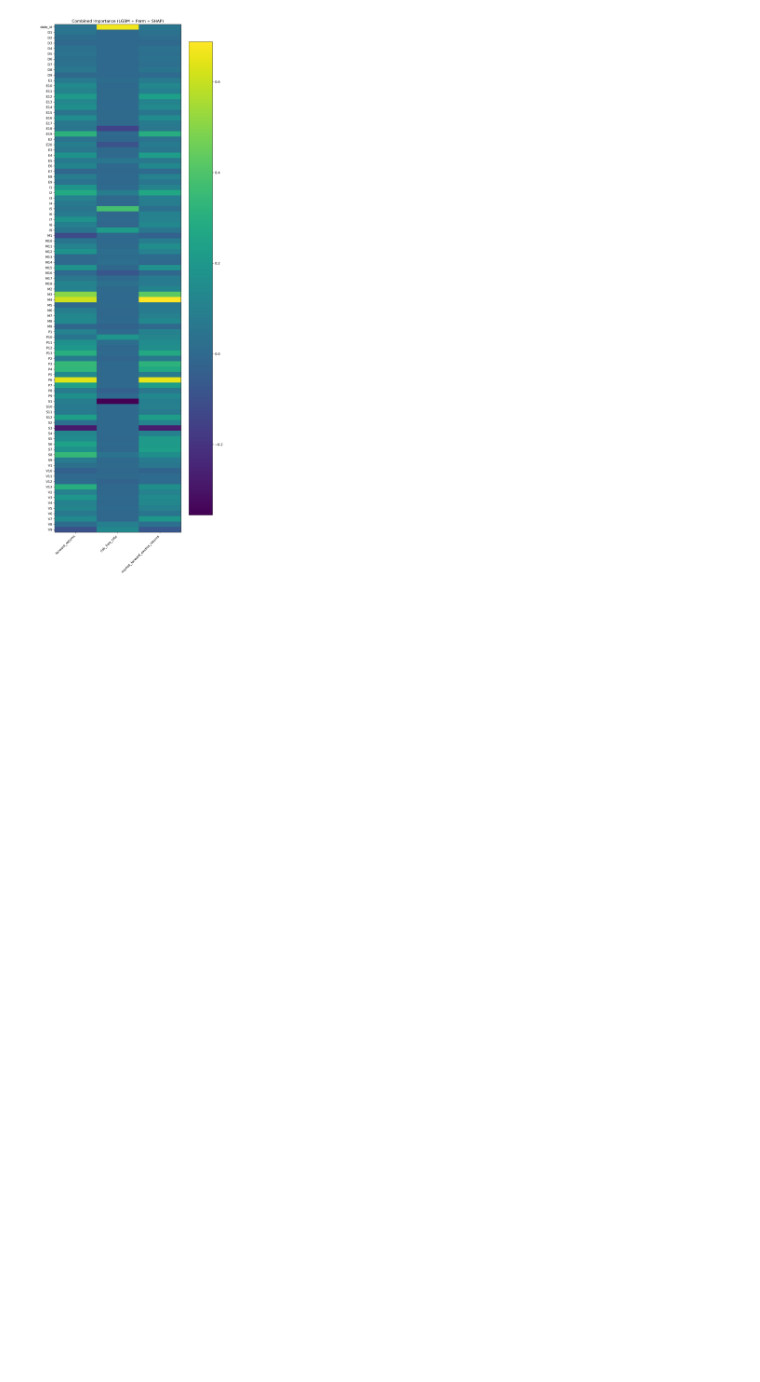
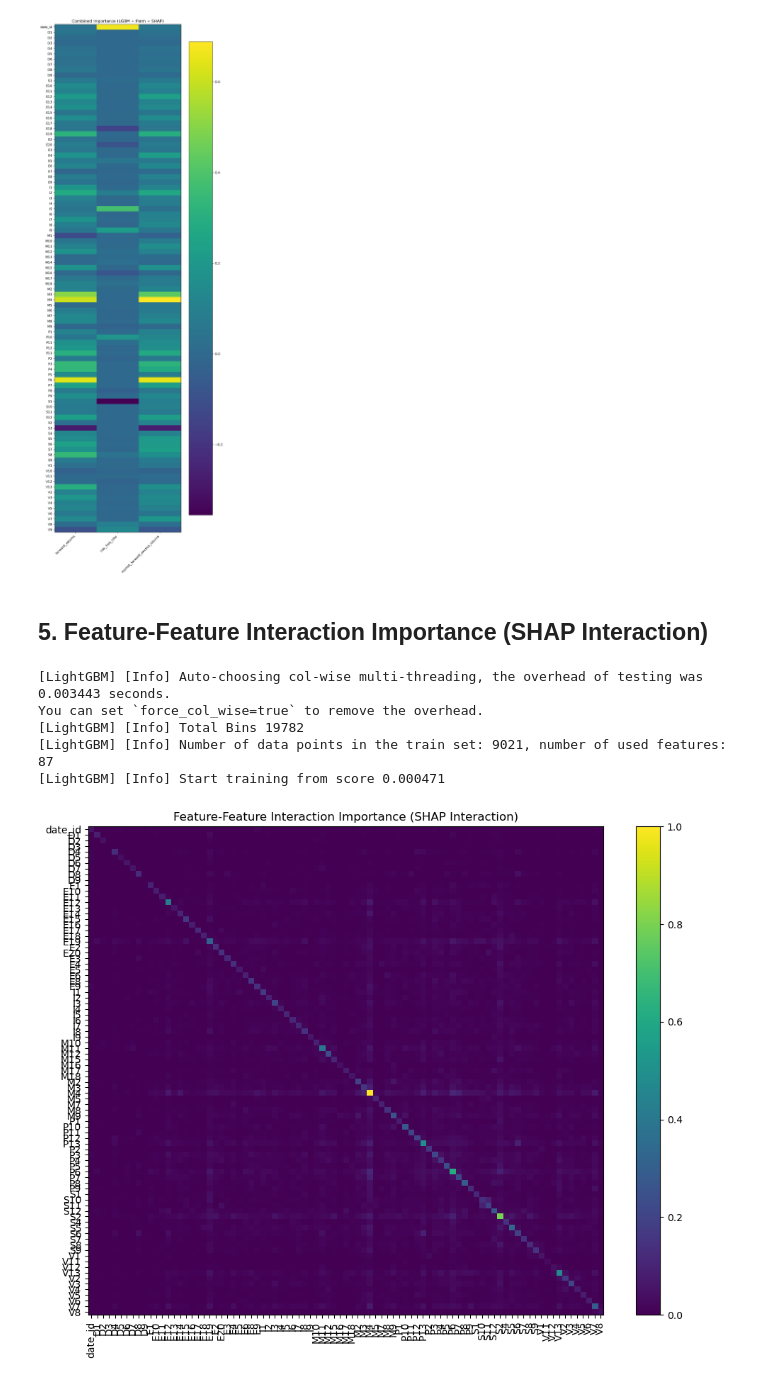
Before and after one commit to HuaHenry/Market-Prediction-kaggle, a Jupyter notebook: analysis/feature_importance.ipynb, the cells around one changed output. Cells and saved outputs as stored; diff of their text form; code cells hidden in the pictures; blank space fills up the shorter version.

Commit message:
update f-f inter-importance

```diff
--- a/analysis/feature_importance.ipynb
+++ b/analysis/feature_importance.ipynb
@@ -202,3 +202,80 @@ combined_importance = (
 plot_heatmap(combined_importance, "Combined Importance (LGBM + Perm + SHAP)")
 # %% [output]
 [figure]
+# %% [markdown]
+## 5. Feature-Feature Interaction Importance (SHAP Interaction)
+# %%
+# ==============================================================
+# 0. 导入与数据准备
+# ==============================================================
+import pandas as pd
+import numpy as np
+import matplotlib.pyplot as plt
+from lightgbm import LGBMRegressor
+import shap
+
+df = pd.read_csv("../data/train.csv")
+
+# 去掉含大量缺失值的特征（如 >50% 缺失，可根据需要调整）
+missing_pct = df.isna().sum() / len(df)
+feature_cols = missing_pct[missing_pct < 0.5].index.tolist()
+
+# 去掉目标列
+targets = ["forward_returns", "risk_free_rate", "market_forward_excess_returns"]
+feature_cols = [c for c in feature_cols if c not in targets]
+
+X = df[feature_cols].fillna(df[feature_cols].median())  # 处理少量缺失
+y = df["forward_returns"]  # 选一个主要 return 目标即可（你可以换成 excess returns）
+
+# 训练模型
+model = LGBMRegressor(
+    n_estimators=300,
+    learning_rate=0.05,
+    subsample=0.8,
+    colsample_bytree=0.8,
+    random_state=42,
+    n_jobs=-1,
+)
+model.fit(X, y)
+
+# ==============================================================
+# 1. 计算 SHAP interaction values
+# ==============================================================
+# 由于 SHAP 计算较重，我们采样部分数据
+sample_size = min(2000, len(X))
+X_sample = X.sample(sample_size, random_state=42)
+
+explainer = shap.TreeExplainer(model)
+shap_inter = explainer.shap_interaction_values(X_sample)
+
+# shap_inter shape = (n_samples, n_features, n_features)
+# 取绝对值平均得到相互重要性矩阵
+interaction_matrix = np.abs(shap_inter).mean(axis=0)
+
+interaction_df = pd.DataFrame(
+    interaction_matrix,
+    index=feature_cols,
+    columns=feature_cols
+)
+
+# 标准化，便于效果一致
+interaction_norm = interaction_df / interaction_df.max().max()
+
+# ==============================================================
+# 2. 画特征之间的相互重要性热力图
+# ==============================================================
+plt.figure(figsize=(10, 8))
+im = plt.imshow(interaction_norm.values, aspect="auto", cmap="viridis")
+plt.colorbar(im)
+plt.xticks(range(len(feature_cols)), feature_cols, rotation=90)
+plt.yticks(range(len(feature_cols)), feature_cols)
+plt.title("Feature-Feature Interaction Importance (SHAP Interaction)")
+plt.tight_layout()
+plt.show()
+# %% [output]
+[LightGBM] [Info] Auto-choosing col-wise multi-threading, the overhead of testing was 0.003443 seconds.
+You can set `force_col_wise=true` to remove the overhead.
+[LightGBM] [Info] Total Bins 19782
+[LightGBM] [Info] Number of data points in the train set: 9021, number of used features: 87
+[LightGBM] [Info] Start training from score 0.000471
+[figure, added]
```
